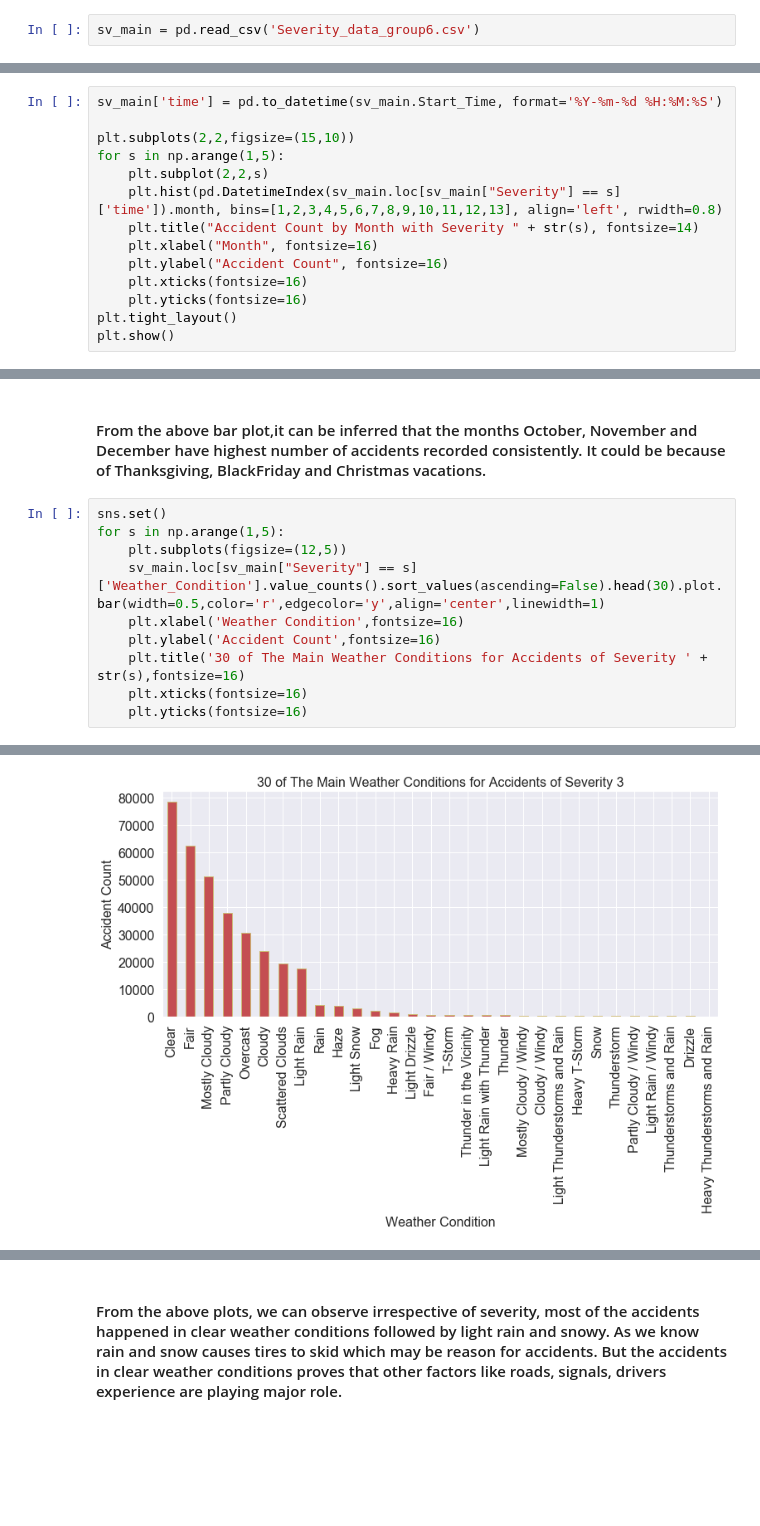
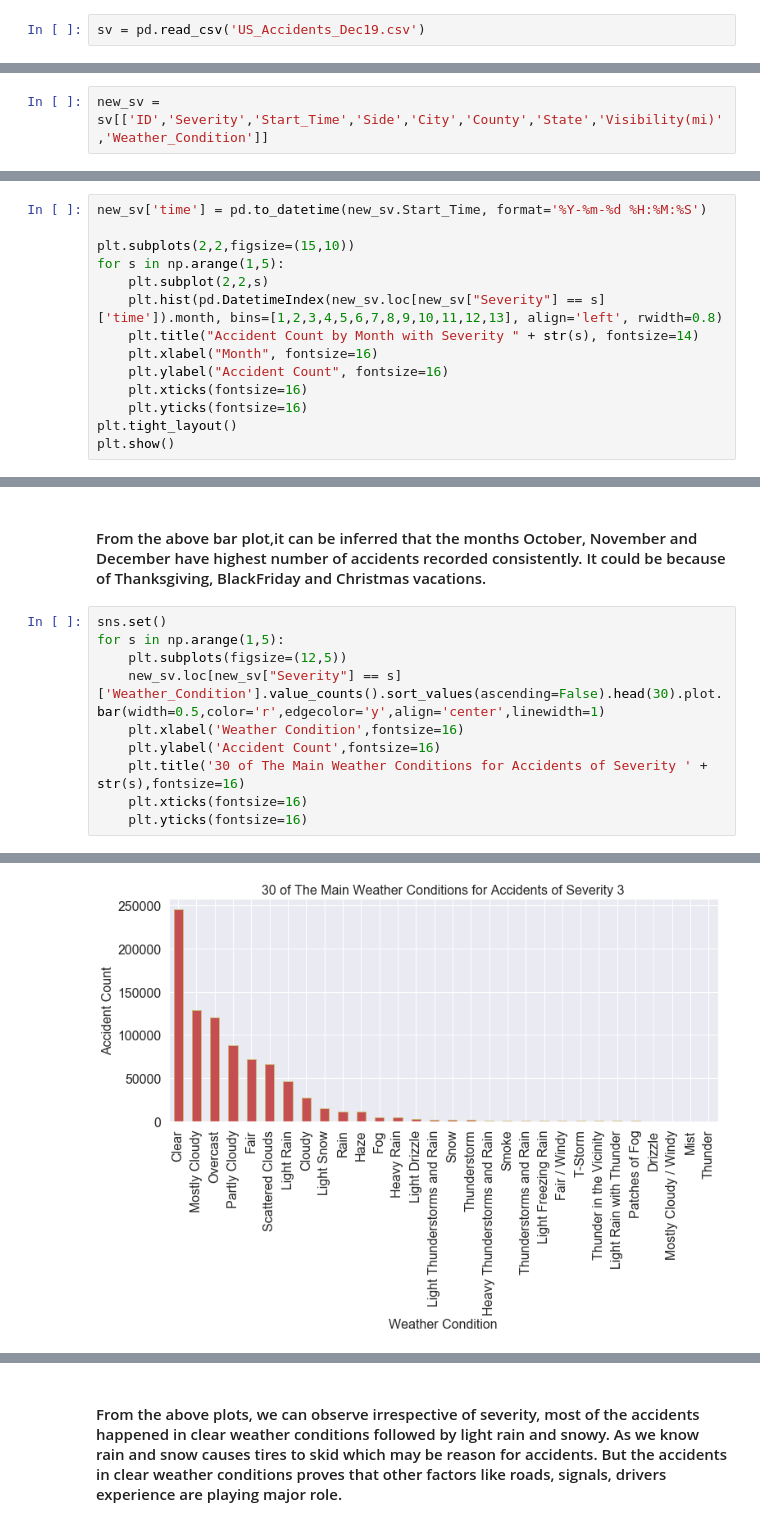
Before and after one commit to adityabandaru4/USA-Accidents-severity-Predicition-using-GCP, a Jupyter notebook: Accident Severity.ipynb, the cells around one changed output, grey strips where cells are left out. Drawn from its saved outputs; the diff is of its cells as text; blank space fills up the shorter version.

```diff
--- a/Accident Severity.ipynb
+++ b/Accident Severity.ipynb
@@ -19,4 +18,4 @@ from sklearn.model_selection import GridSearchCV
 %matplotlib inline
 # %%
-sv_main = pd.read_csv('Severity_data_group6.csv')
+sv = pd.read_csv('US_Accidents_Dec19.csv')
 # %%
@@ -74,0 +116,2 @@ dtype: int64
+# %%
+new_sv = sv[['ID','Severity','Start_Time','Side','City','County','State','Visibility(mi)','Weather_Condition']]
@@ -75,10 +139,10 @@ dtype: int64
 # %%
-sv_main['time'] = pd.to_datetime(sv_main.Start_Time, format='%Y-%m-%d %H:%M:%S')
+new_sv['time'] = pd.to_datetime(new_sv.Start_Time, format='%Y-%m-%d %H:%M:%S')
 
 plt.subplots(2,2,figsize=(15,10))
 for s in np.arange(1,5):
     plt.subplot(2,2,s)
-    plt.hist(pd.DatetimeIndex(sv_main.loc[sv_main["Severity"] == s]['time']).month, bins=[1,2,3,4,5,6,7,8,9,10,11,12,13], align='left', rwidth=0.8)
+    plt.hist(pd.DatetimeIndex(new_sv.loc[new_sv["Severity"] == s]['time']).month, bins=[1,2,3,4,5,6,7,8,9,10,11,12,13], align='left', rwidth=0.8)
     plt.title("Accident Count by Month with Severity " + str(s), fontsize=14)
     plt.xlabel("Month", fontsize=16)
     plt.ylabel("Accident Count", fontsize=16)
@@ -94,7 +163,7 @@ ValueError: time data 2/8/2016 5:46 doesn't match format specified
 sns.set()
 for s in np.arange(1,5):
     plt.subplots(figsize=(12,5))
-    sv_main.loc[sv_main["Severity"] == s]['Weather_Condition'].value_counts().sort_values(ascending=False).head(30).plot.bar(width=0.5,color='r',edgecolor='y',align='center',linewidth=1)
+    new_sv.loc[new_sv["Severity"] == s]['Weather_Condition'].value_counts().sort_values(ascending=False).head(30).plot.bar(width=0.5,color='r',edgecolor='y',align='center',linewidth=1)
     plt.xlabel('Weather Condition',fontsize=16)
     plt.ylabel('Accident Count',fontsize=16)
     plt.title('30 of The Main Weather Conditions for Accidents of Severity ' + str(s),fontsize=16)
@@ -106 +175 @@ for s in np.arange(1,5):
-[figure, old version]
+[figure, new version]
```
Also changed, not shown: parts of 40 cells of this notebook.
